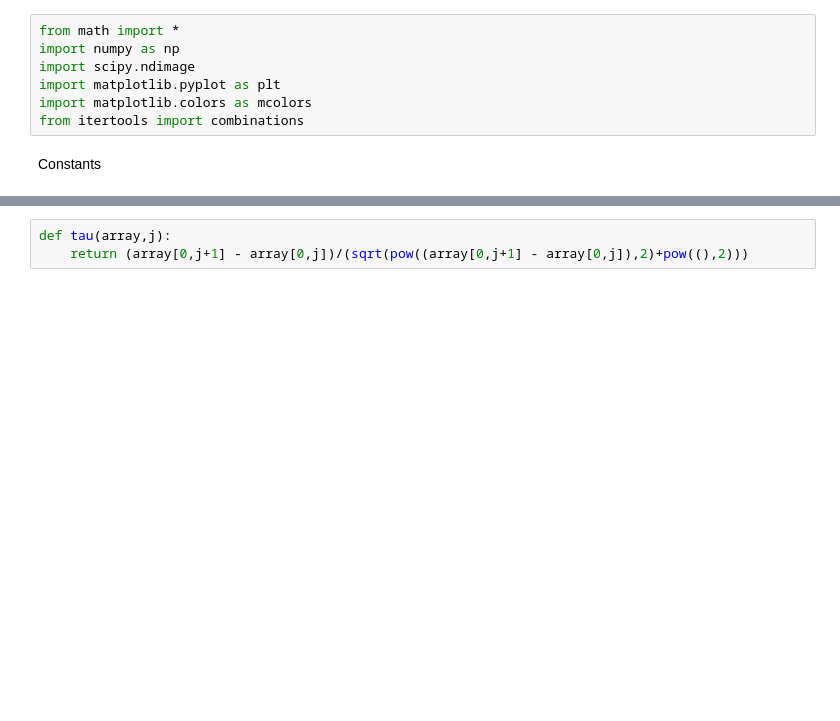
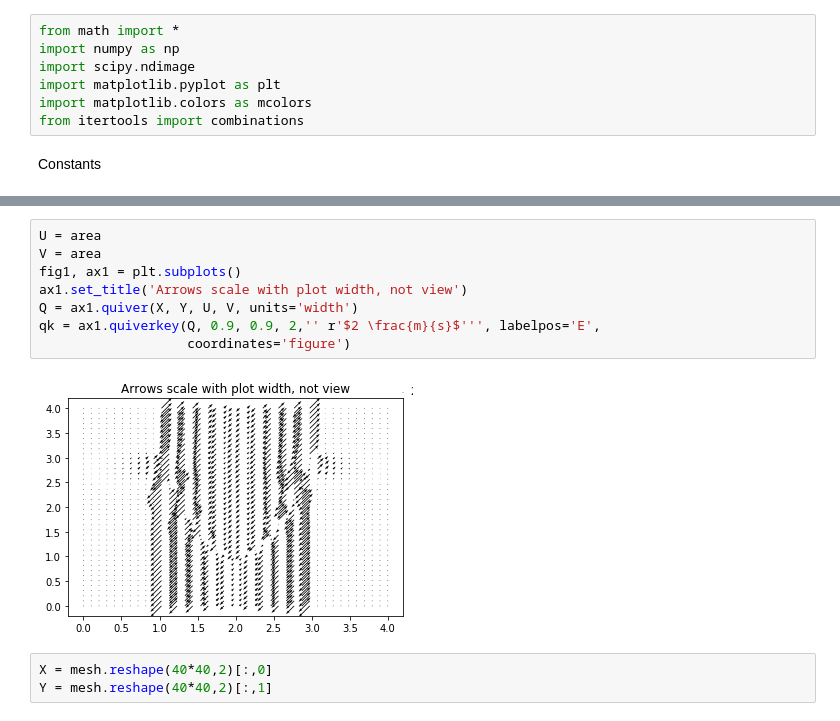
Before and after one commit to andrevich95/matmod-labs, a Jupyter notebook: laba1.ipynb, the cells around one changed output, grey strips where cells are left out. Saved outputs shown, nothing was run; the diff lists cells and outputs as text; blank space fills up the shorter version.

```diff
--- a/laba1.ipynb
+++ b/laba1.ipynb
@@ -69,3 +129,13 @@ plt.colorbar()
-# %%
-def tau(array,j):
-    return (array[0,j+1] - array[0,j])/(sqrt(pow((array[0,j+1] - array[0,j]),2)+pow((),2)))
+# %%
+U = area
+V = area
+fig1, ax1 = plt.subplots()
+ax1.set_title('Arrows scale with plot width, not view')
+Q = ax1.quiver(X, Y, U, V, units='width')
+qk = ax1.quiverkey(Q, 0.9, 0.9, 2,'' r'$2 \frac{m}{s}$''', labelpos='E',
+                   coordinates='figure')
+# %% [output]
+[figure, added]
+# %%
+X = mesh.reshape(40*40,2)[:,0]
+Y = mesh.reshape(40*40,2)[:,1]
```
Also changed, not shown: parts of 17 cells of this notebook.
